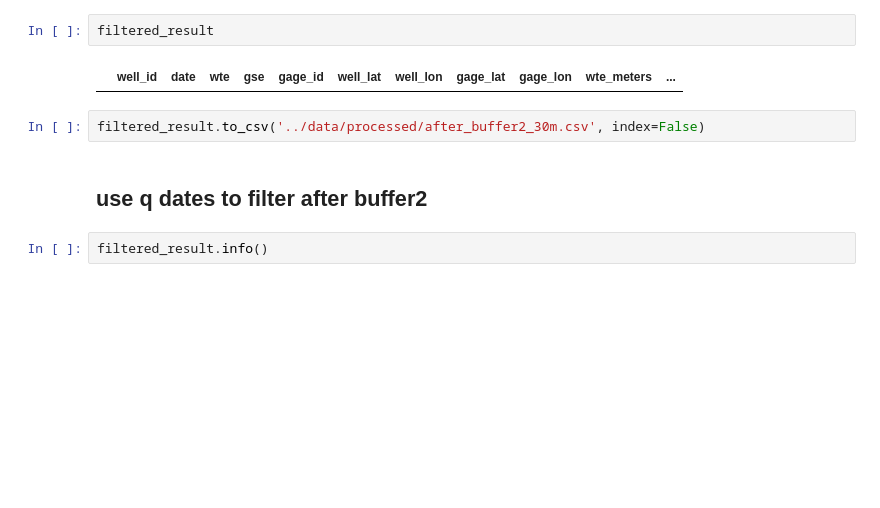
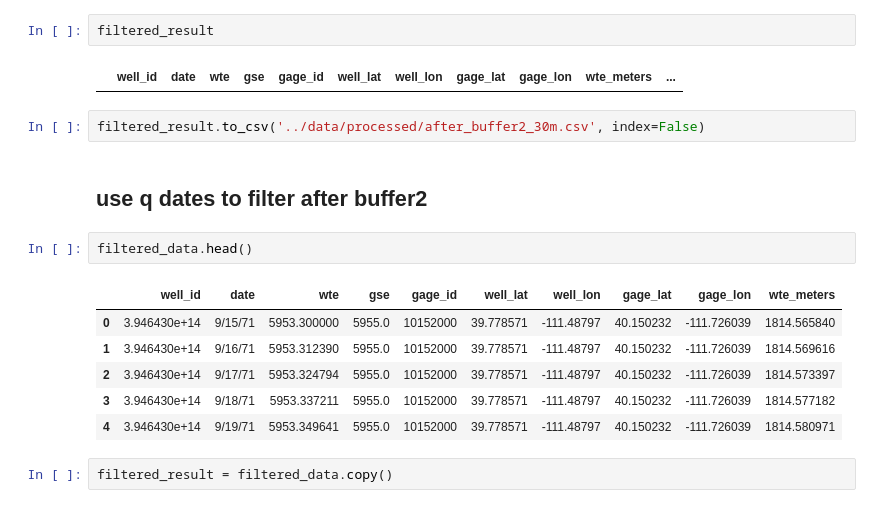
Before and after one commit to xueyil9/gwbase_clean, a Jupyter notebook: notebooks/04_pairing_wells_gages.ipynb, the cells around one changed output. Cells and saved outputs as stored; diff of their text form; blank space fills up the shorter version.

Commit message:
05.use test data (buffer2=all)

```diff
--- a/notebooks/04_pairing_wells_gages.ipynb
+++ b/notebooks/04_pairing_wells_gages.ipynb
@@ -203,6 +203,15 @@ filtered_result
 filtered_result.to_csv('../data/processed/after_buffer2_30m.csv', index=False)
 # %% [markdown]
 ## use q dates to filter after buffer2
+# %%
+filtered_data.head()
+# %% [output]
+|  | well_id | date | wte | gse | gage_id | well_lat | well_lon | gage_lat | gage_lon | wte_meters |
+| 0 | 3.946430e+14 | 9/15/71 | 5953.300000 | 5955.0 | 10152000 | 39.778571 | -111.48797 | 40.150232 | -111.726039 | 1814.565840 |
+| 1 | 3.946430e+14 | 9/16/71 | 5953.312390 | 5955.0 | 10152000 | 39.778571 | -111.48797 | 40.150232 | -111.726039 | 1814.569616 |
+| 2 | 3.946430e+14 | 9/17/71 | 5953.324794 | 5955.0 | 10152000 | 39.778571 | -111.48797 | 40.150232 | -111.726039 | 1814.573397 |
+| 3 | 3.946430e+14 | 9/18/71 | 5953.337211 | 5955.0 | 10152000 | 39.778571 | -111.48797 | 40.150232 | -111.726039 | 1814.577182 |
+| 4 | 3.946430e+14 | 9/19/71 | 5953.349641 | 5955.0 | 10152000 | 39.778571 | -111.48797 | 40.150232 | -111.726039 | 1814.580971 |
 # %%
-filtered_result.info()
+filtered_result = filtered_data.copy()
 # %%
```
Also changed, not shown: parts of 7 cells of this notebook, 2 other files.
